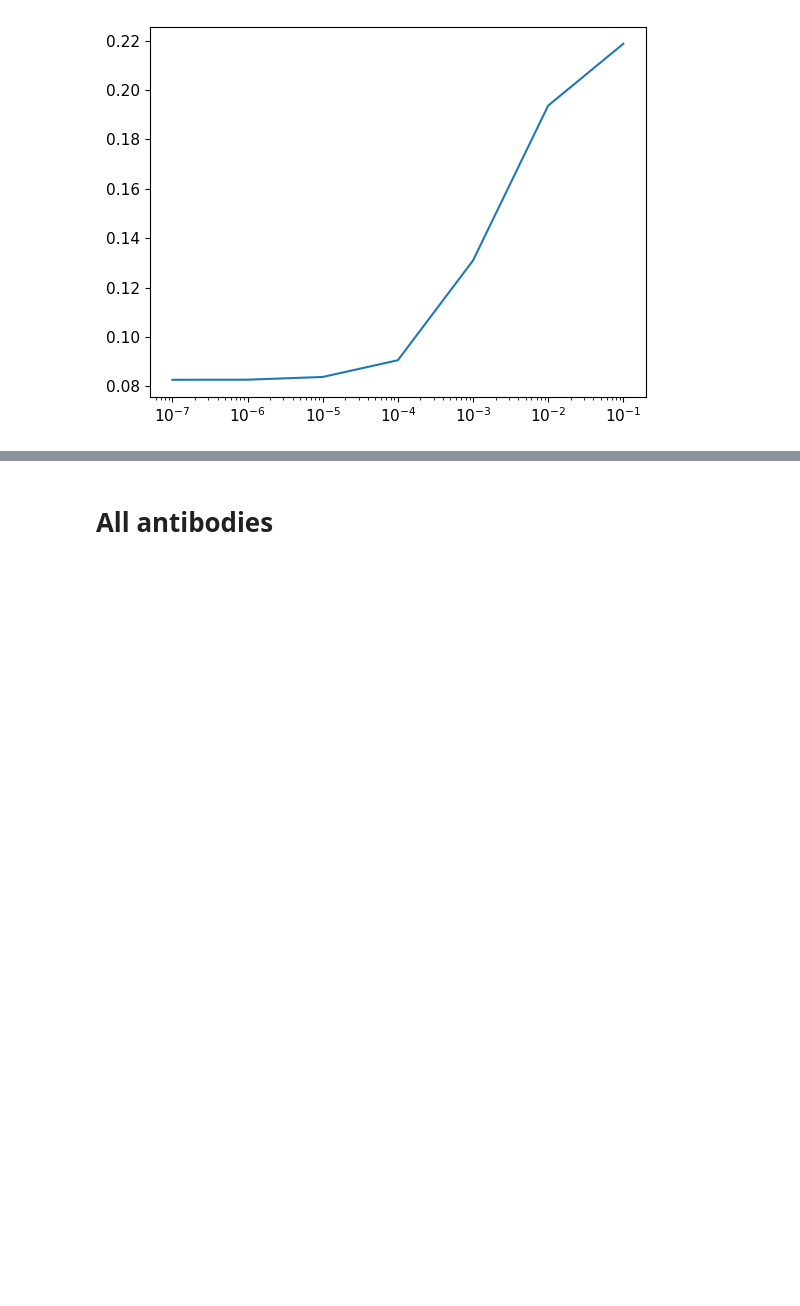
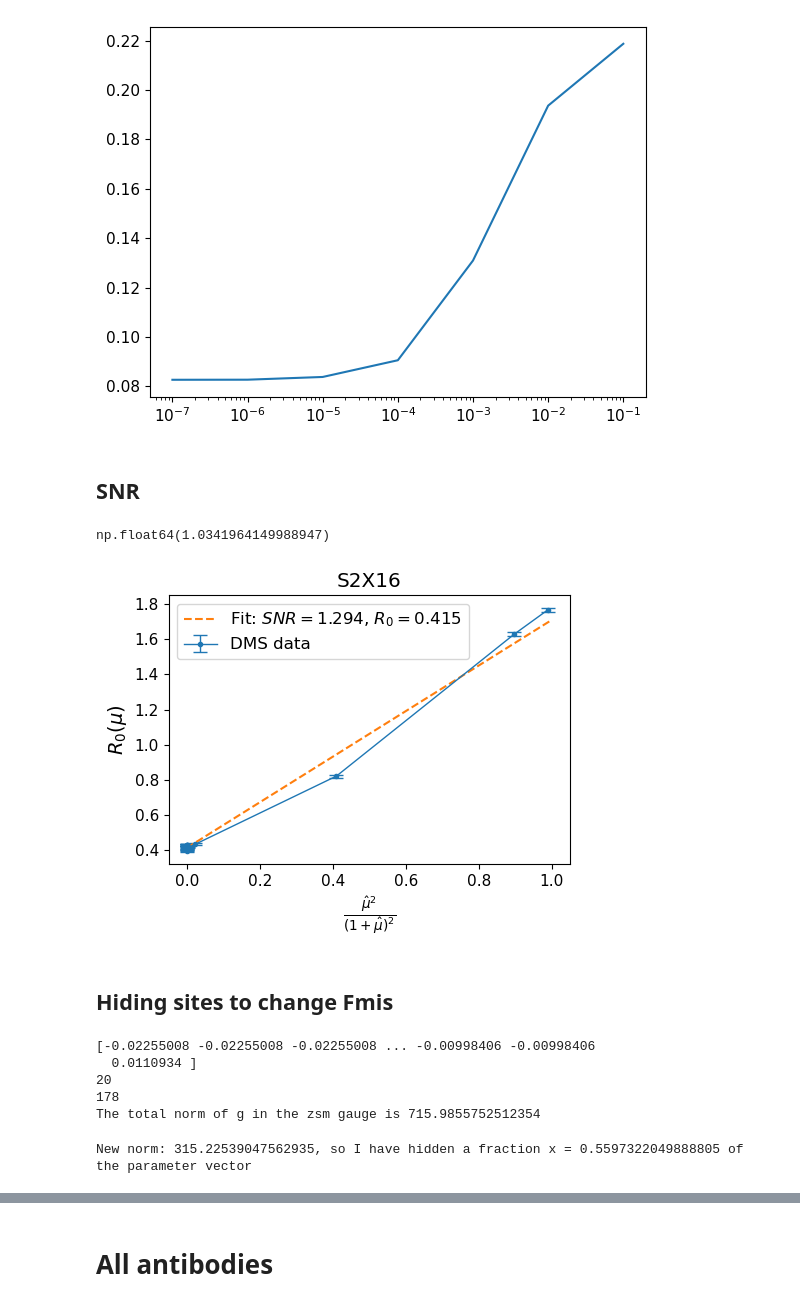
Before and after one commit to AleCorso/DMSAnalysis, a Jupyter notebook: numerical_optimal_mu.ipynb, the cells around one changed output, grey strips where cells are left out. Cells and saved outputs as stored; diff of their text form; code cells hidden in the pictures; blank space fills up the shorter version.

```diff
--- a/numerical_optimal_mu.ipynb
+++ b/numerical_optimal_mu.ipynb
@@ -10,8 +10,8 @@ import seaborn as sns
 plt.rc('font', size = 12)
 plt.rc('xtick', labelsize = 11)
 plt.rc('ytick', labelsize = 11)
-plt.rc('legend', fontsize = 10)
-plt.rc('axes', labelsize = 12)
+plt.rc('legend', fontsize = 12)
+plt.rc('axes', labelsize = 14)
 
 aa = ['A', 'C', 'D', 'E', 'F', 'G', 'H', 'I', 'K', 'L', 'M', 'N', 'P', 'Q', 'R', 'S', 'T', 'V', 'W', 'Y','-']
 aa_id = {}
@@ -448,3 +448,5 @@ plt.plot(mu_grid, Fs)
 plt.xscale("log")
 # %% [output]
 [figure]
+# %% [markdown]
+## SNR
@@ -450,0 +512,73 @@ plt.xscale("log")
+# %%
+SNR_from_g = norm/(q-1)/L * ((q-1)*(1.-1./L)*F+1-F)
+SNR_from_g
+# %% [output]
+np.float64(1.0341964149988947)
+# %%
+mu_values = []
+Rmin_values = []
+sRmin_values = []
+
+for id, temp in data.sort_values(by = 'mu').groupby("mu"):
+    temp = temp[temp['r']<5]
+    Rmin = np.sum(temp['R']*temp['sR']**2)/np.sum(temp['sR']**2)
+    sRmin = 1/np.sqrt(np.sum(temp['sR']**(-2)))
+    mu_values.append(id)
+    Rmin_values.append(Rmin)
+    sRmin_values.append(sRmin)
+
+
+mu_values = np.array(mu_values)
+Rmin_values = np.array(Rmin_values)
+sRmin_values = np.array(sRmin_values)
+# %%
+fig, ax = plt.subplots()
+fig.set_figheight(4)
+fig.set_figwidth(5)
+
+ax.errorbar((L*mu_values)**2/((1+L*mu_values)**2), Rmin_values, yerr = sRmin_values, marker = "o", capsize  =  5, markersize = 3, linewidth = 1, elinewidth=1, label = 'DMS data')
+
+SNR, R0 = np.polyfit(x = (L*mu_values)**2/((1+L*mu_values)**2), y = Rmin_values, w = 1./sRmin_values, deg = 1)
+
+ax.plot(np.linspace(0,1), np.linspace(0,1) * SNR + R0 ,linestyle = '--', label = f'Fit: $SNR = {round(SNR, 3)}$, $R_0= {round(R0,3)}$')
+
+ax.set_title(AB)
+ax.set_xlabel("$\\frac{\hat{\\mu}^2}{(1+\hat{\\mu})^2} $")
+ax.set_ylabel("$R_0(\\mu)$")
+ax.legend()
+
+plt.tight_layout()
+plt.show()
+# %% [output]
+[figure, added]
+# %% [markdown]
+## Hiding sites to change Fmis
+# %%
+# let's take inferred g as ground truth
+print(g)
+print(q)
+print(L)
+print(f"The total norm of g in the zsm gauge is {norm}")
+# %% [output]
+[-0.02255008 -0.02255008 -0.02255008 ... -0.00998406 -0.00998406
+  0.0110934 ]
+20
+178
+The total norm of g in the zsm gauge is 715.9855752512354
+# %%
+# idea: mask some sites so that the misspecification ratio rises
+p = 0.5
+mask_sites = np.random.choice([0,1], p = [p,1-p],size = L) # for now random, but interesting things can be done here to check effect of sites
+L_new = np.sum(mask_sites)
+mask_matrix = mask_sites[:,None] + np.zeros((L,q), dtype = np.int32)
+mask = mask_matrix.flatten()
+
+new_norm = np.sum(mask_matrix*g_matrix**2)
+
+x = (norm-new_norm)/norm
+
+print(f"New norm: {new_norm}, so I have hidden a fraction x = {x} of the parameter vector")
+
+delta_masked = mask*delta
+# %% [output]
+New norm: 315.22539047562935, so I have hidden a fraction x = 0.5597322049888805 of the parameter vector
```
Also changed, not shown: parts of 16 cells of this notebook, 1 other file.
